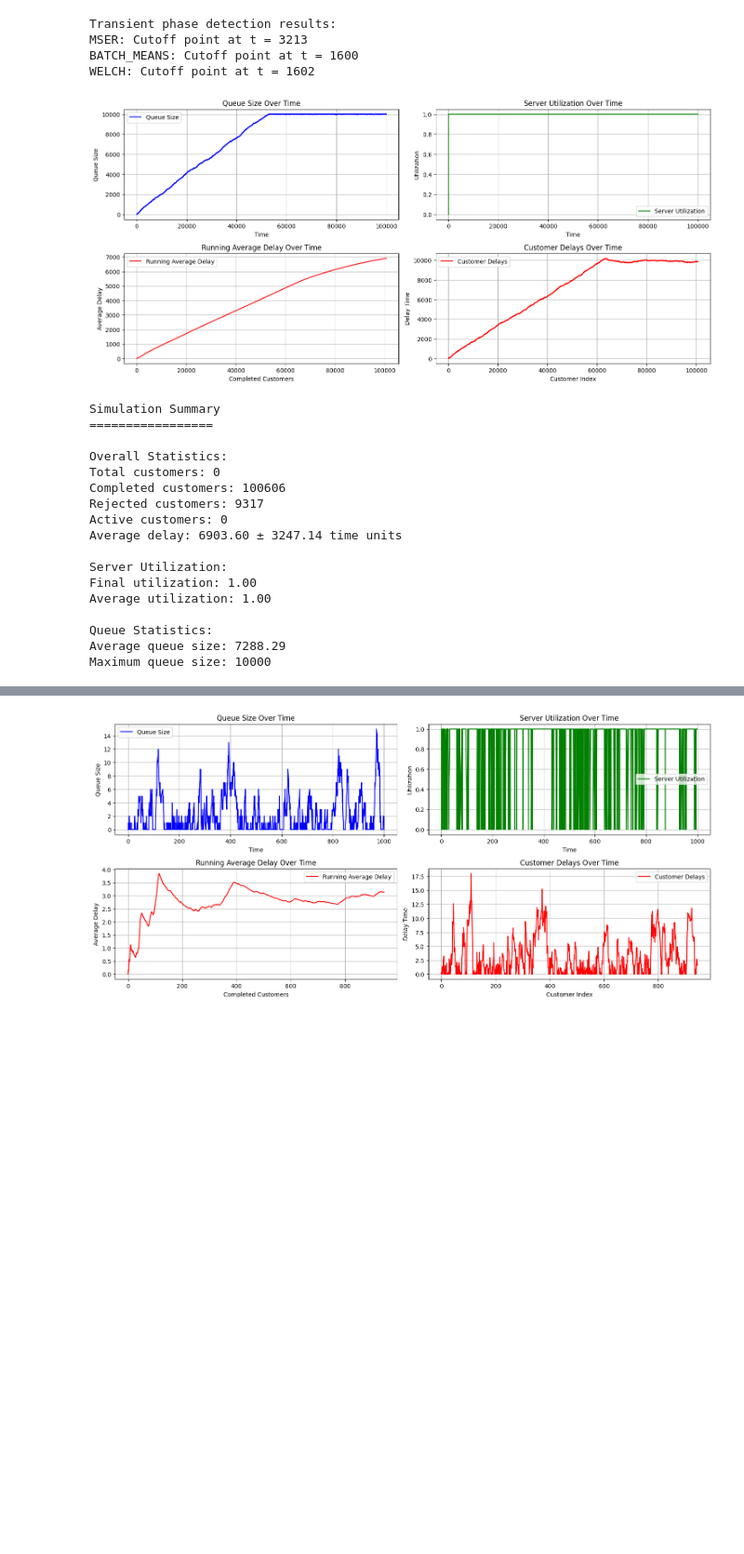
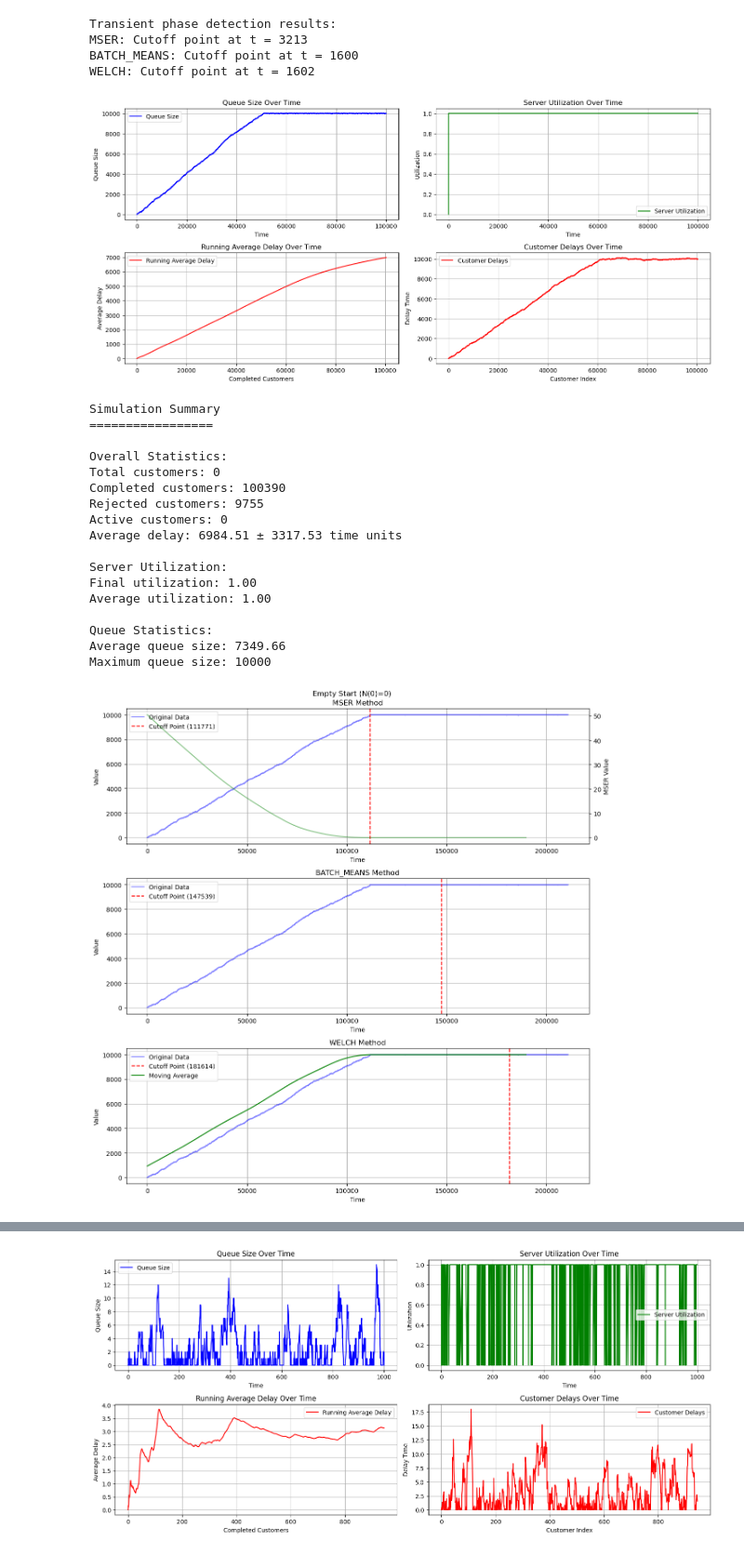
Before and after one commit to erfan-bayat13/computer_aided_simmulation, a Jupyter notebook: transit_detection.ipynb, the cells around one changed output, grey strips where cells are left out. Shown at 93% size. Saved outputs shown, nothing was run; the diff lists cells and outputs as text; code cells hidden in the pictures; blank space fills up the shorter version.

```diff
--- a/transit_detection.ipynb
+++ b/transit_detection.ipynb
@@ -226,32 +230,45 @@ WELCH: Cutoff point at t = 1602
 # %%
 # Create simulator with your specified parameters
 simulator = MultiServerQueueSimulator_with_initial_queue(
     num_servers=1,              # M/M/1 queue
     queue_capacity=10000,       # K = 10000
     arrival_rate=1.2,          # λ = 1.2
     service_rate=1.0,          # μ = 1.0
     simulation_time=100000,     # Run long enough to see steady state
     initial_queue_size=0       # N(0) = 0
 )
 
 # Run the simulation
 simulator.run()
+# Create transient detector
+# Analyze transient phase for both cases
+detector = TransientPhaseDetector()
+
+# Get queue length data
+empty_queue_sizes = [size[1] for size in simulator.metrics['transient_metrics']['queue_sizes_over_time']]
+
+# Detect transient phase
+results_empty = detector.detect_transient_phase(empty_queue_sizes)
+
+# Plot results
+detector.plot_results(empty_queue_sizes, results_empty, "Empty Start (N(0)=0)")
 # %% [output]
-[figure, old version]
+[figure, new version]
 Simulation Summary
 =================
 
 Overall Statistics:
 Total customers: 0
-Completed customers: 100606
-Rejected customers: 9317
+Completed customers: 100390
+Rejected customers: 9755
 Active customers: 0
-Average delay: 6903.60 ± 3247.14 time units
+Average delay: 6984.51 ± 3317.53 time units
 
 Server Utilization:
 Final utilization: 1.00
 Average utilization: 1.00
 
 Queue Statistics:
-Average queue size: 7288.29
+Average queue size: 7349.66
 Maximum queue size: 10000
+[figure, added]
```
Also changed, not shown: parts of 3 cells of this notebook.
